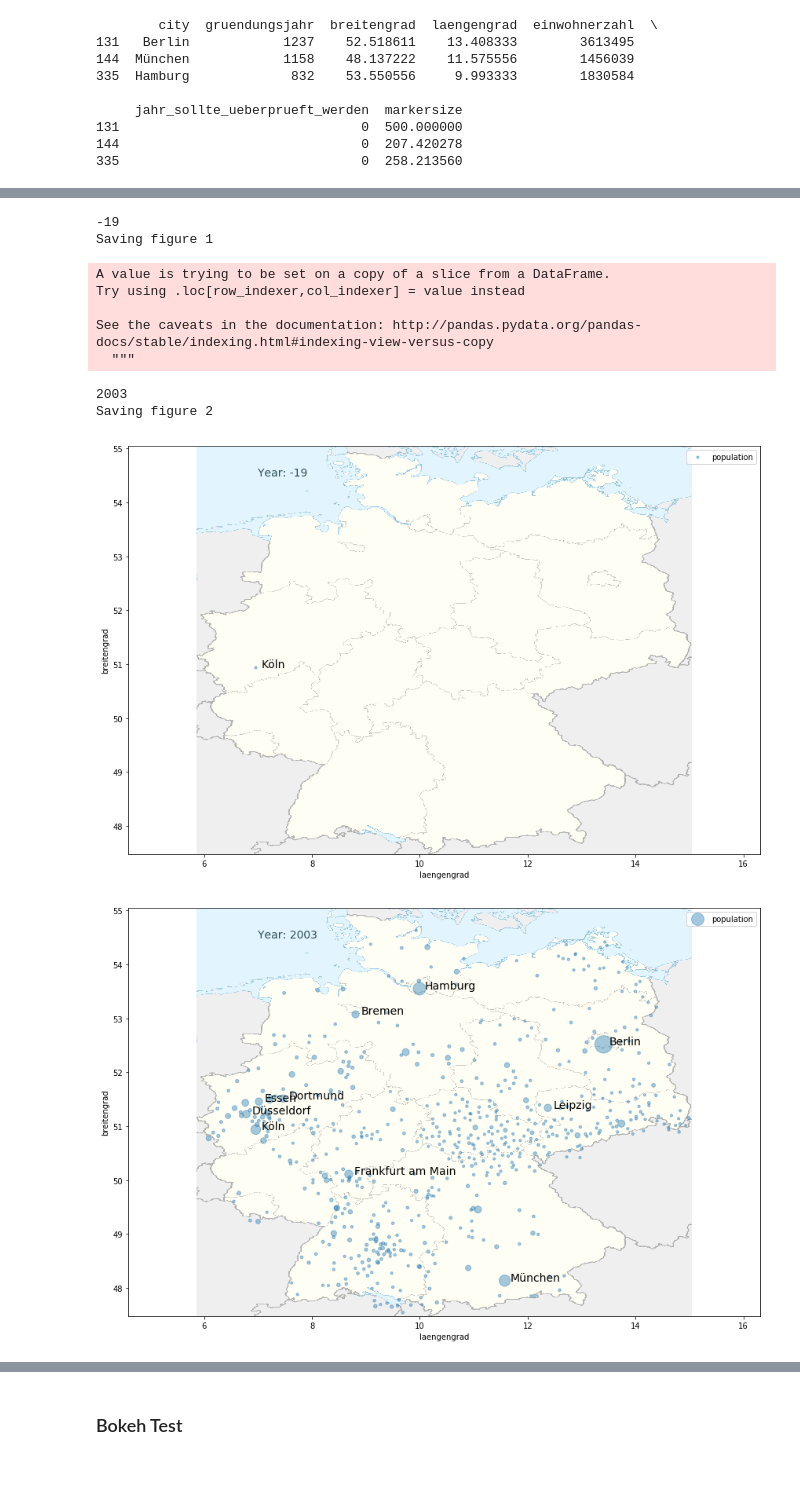
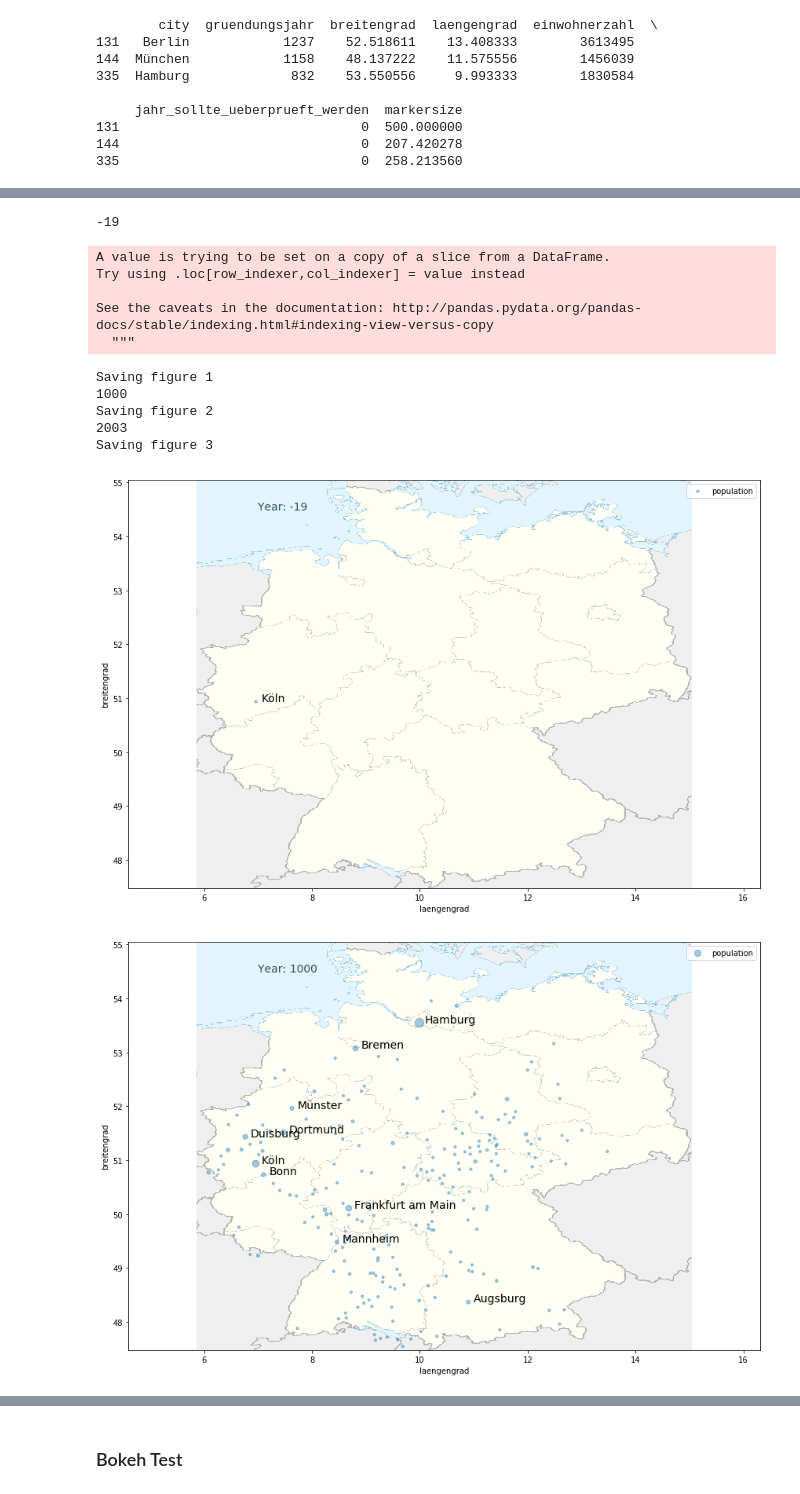
Before and after one commit to s-maibuecher/german_city_foundation, a Jupyter notebook: german-city-foundation.ipynb, the cells around one changed output, grey strips where cells are left out. Drawn from its saved outputs; the diff is of its cells as text; code cells hidden in the pictures.

```diff
--- a/german-city-foundation.ipynb
+++ b/german-city-foundation.ipynb
@@ -177,31 +177,33 @@ def plot_german_cities(dataframe, fig_id, year, tight_layout=True, fig_extension
 # %%
 #%%capture
 # this instruction disables plotting all images in this notebook cell
 # see: https://stackoverflow.com/questions/18717877/prevent-plot-from-showing-in-jupyter-notebook
 
 amount_of_cities = df.shape[0]
 
 earliest_year = df['gruendungsjahr'].min()
 
 counter = 1
 
 #for year in range(earliest_year, 2019, 10):
-for year in [-19, 2003]: # for debugging
+for year in [-19, 1000, 2003]: # for debugging
     print(year)
     dataframe_to_plot = get_cities_which_excisted_in(year)
     plot_german_cities(dataframe_to_plot, str(counter), year)
     counter += 1
     #save_german_cities(dataframe_to_plot, year)
     #print(dataframe_to_plot)
 # %% [output]
 -19
-Saving figure 1
 A value is trying to be set on a copy of a slice from a DataFrame.
 Try using .loc[row_indexer,col_indexer] = value instead
 
 See the caveats in the documentation: http://pandas.pydata.org/pandas-docs/stable/indexing.html#indexing-view-versus-copy
   """
+Saving figure 1
+1000
+Saving figure 2
 2003
-Saving figure 2
+Saving figure 3
 [figure]
-[figure, old version]
+[figure, new version]
```
Also changed, not shown: parts of 7 cells of this notebook, 7 other files.
